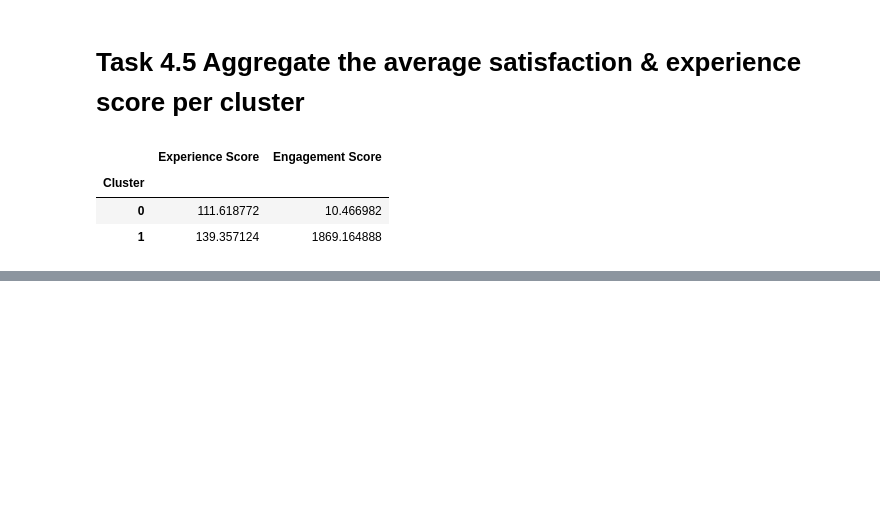
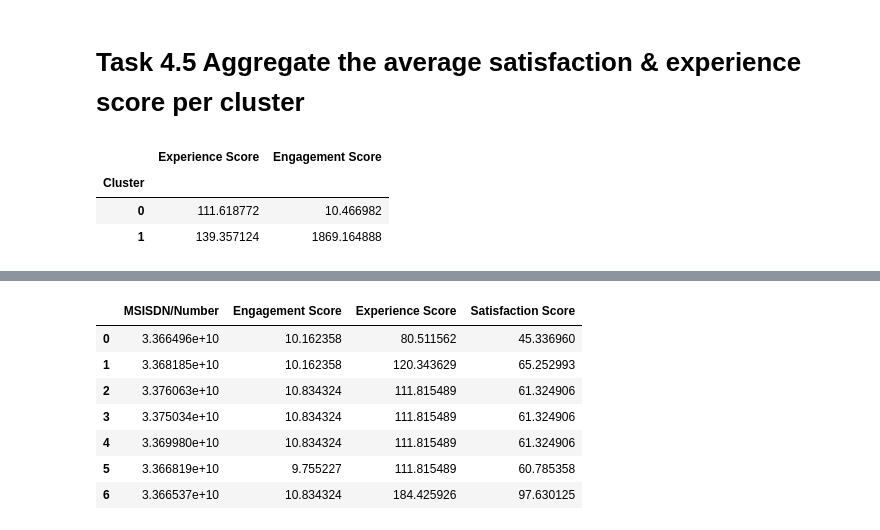
Before and after one commit to BekaluTa/Telecom-Data-Analysis, a Jupyter notebook: Notebooks/Task 2,3,4 User Engagement-Analysis.ipynb, the cells around one changed output, grey strips where cells are left out. Saved outputs shown, nothing was run; the diff lists cells and outputs as text; code cells hidden in the pictures; blank space fills up the shorter version.

```diff
--- a/Notebooks/Task 2,3,4 User Engagement-Analysis.ipynb
+++ b/Notebooks/Task 2,3,4 User Engagement-Analysis.ipynb
@@ -1275,0 +1279,12 @@ df_exp_eng.groupby('Cluster').mean()
+# %%
+df_sql = df[['MSISDN/Number', 'Engagement Score', 'Experience Score', 'Satisfaction Score']]
+df_sql.head(7)
+# %% [output]
+|  | MSISDN/Number | Engagement Score | Experience Score | Satisfaction Score |
+| 0 | 3.366496e+10 | 10.162358 | 80.511562 | 45.336960 |
+| 1 | 3.368185e+10 | 10.162358 | 120.343629 | 65.252993 |
+| 2 | 3.376063e+10 | 10.834324 | 111.815489 | 61.324906 |
+| 3 | 3.375034e+10 | 10.834324 | 111.815489 | 61.324906 |
+| 4 | 3.369980e+10 | 10.834324 | 111.815489 | 61.324906 |
+| 5 | 3.366819e+10 | 9.755227 | 111.815489 | 60.785358 |
+| 6 | 3.366537e+10 | 10.834324 | 184.425926 | 97.630125 |
```
Also changed, not shown: parts of 4 cells of this notebook, 4 other files.
